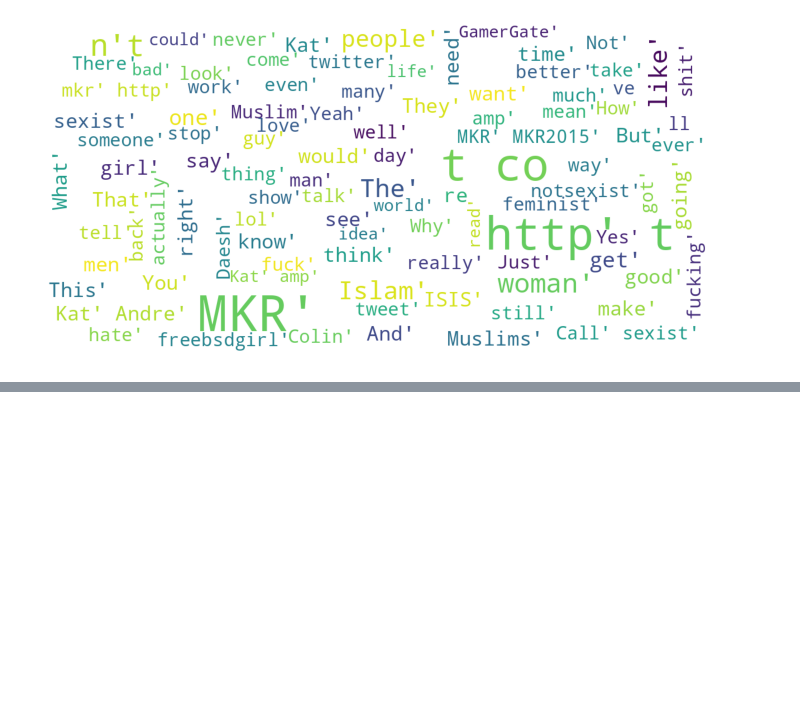
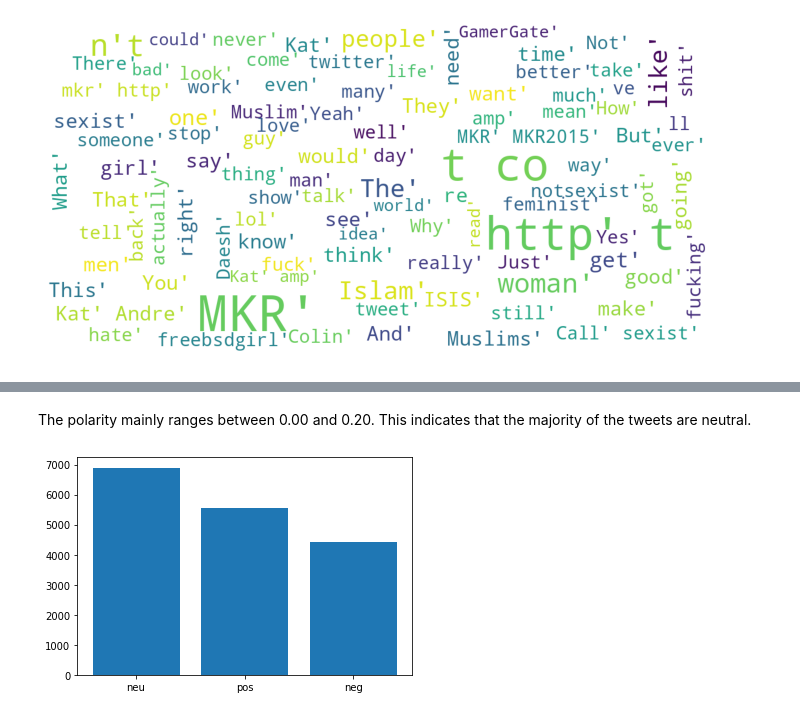
Before and after one commit to hmorales21/cyberbullying-detection-npl, a Jupyter notebook: notebooks/cyberbullying_npl_EDA.ipynb, the cells around one changed output, grey strips where cells are left out. Drawn from its saved outputs; the diff is of its cells as text; code cells hidden in the pictures; blank space fills up the shorter version.

```diff
--- a/notebooks/cyberbullying_npl_EDA.ipynb
+++ b/notebooks/cyberbullying_npl_EDA.ipynb
@@ -278,0 +296,33 @@ plot_wordcloud(df_cbd[~df_cbd['text'].isnull()]['text'])
+# %% [markdown]
+ The polarity mainly ranges between 0.00 and 0.20. This indicates that the majority of the tweets are neutral.
+# %%
+def sentiment_vader(text, sid):
+    ss = sid.polarity_scores(text)
+    ss.pop('compound')
+    return max(ss, key=ss.get)
+
+def sentiment_textblob(text):
+        x = TextBlob(text).sentiment.polarity
+
+        if x<0:
+            return 'neg'
+        elif x==0:
+            return 'neu'
+        else:
+            return 'pos'
+
+def plot_sentiment_barchart(text, method='TextBlob'):
+    if method == 'TextBlob':
+        sentiment = text.map(lambda x: sentiment_textblob(x))
+    elif method == 'Vader':
+        nltk.download('vader_lexicon')
+        sid = SentimentIntensityAnalyzer()
+        sentiment = text.map(lambda x: sentiment_vader(x, sid=sid))
+    else:
+        raise ValueError('Textblob or Vader')
+
+    plt.bar(sentiment.value_counts().index,sentiment.value_counts())
+
+plot_sentiment_barchart(df_cbd[~df_cbd['text'].isnull()]['text'], method='TextBlob')
+# %% [output]
+[figure, added]
```
Also changed, not shown: parts of 4 cells of this notebook.
